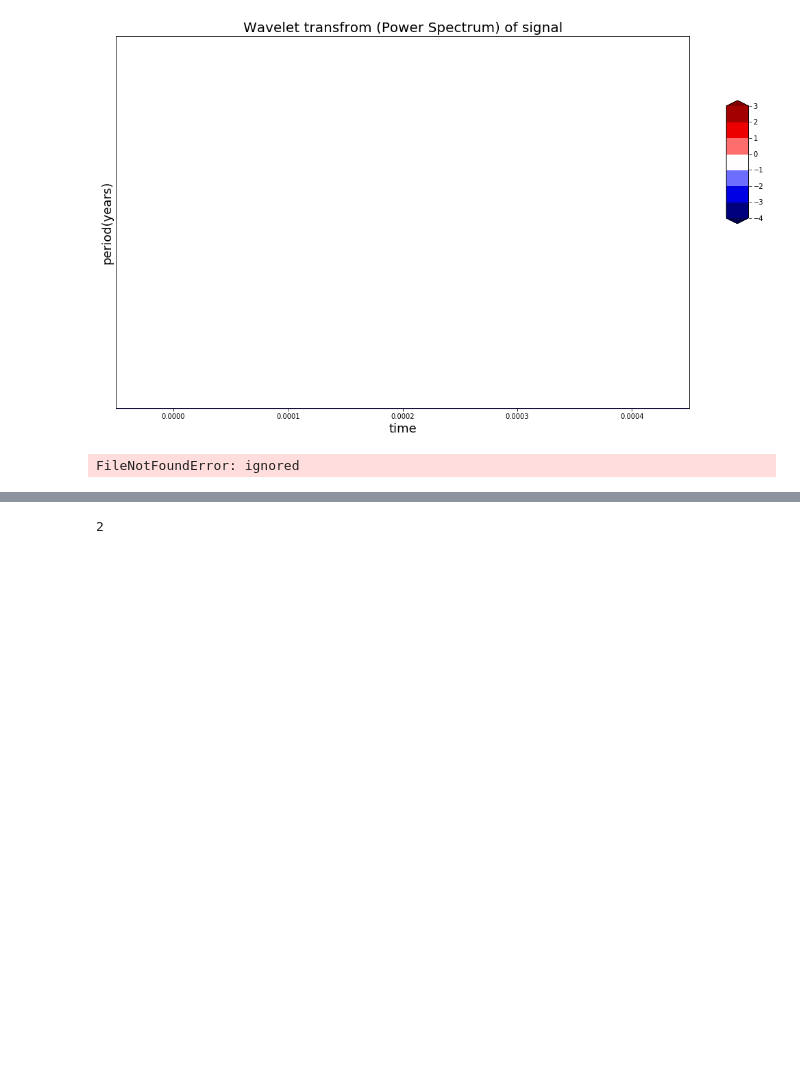
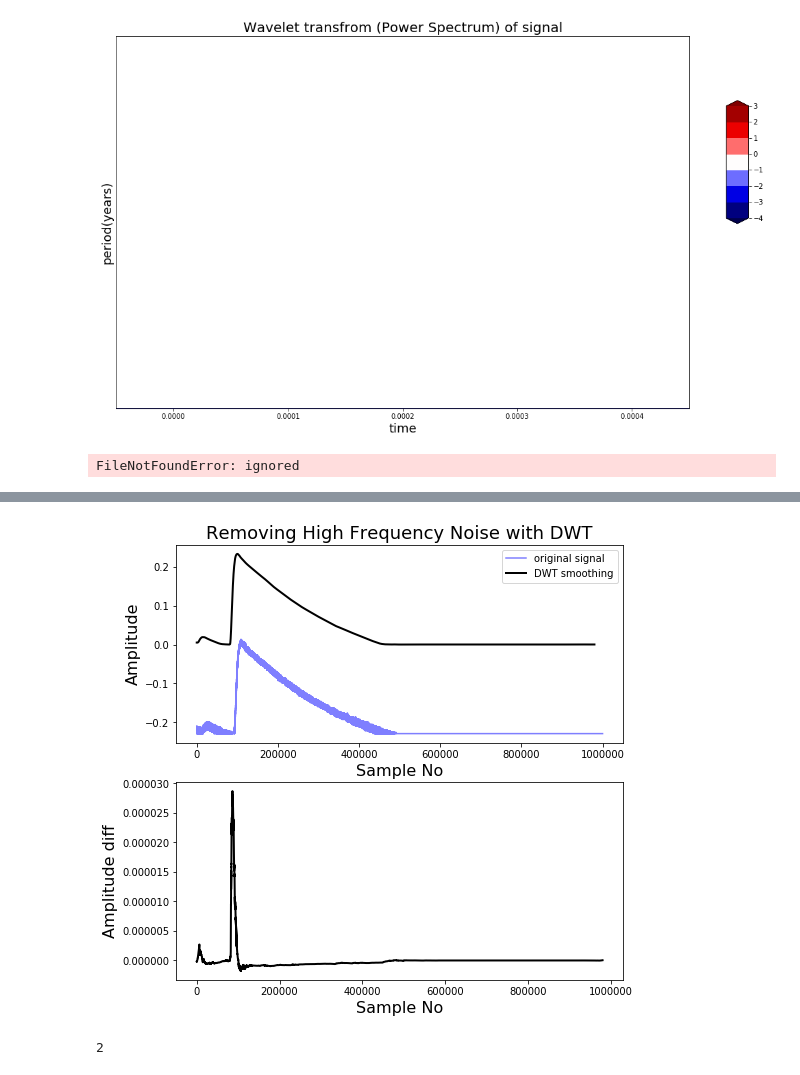
Before and after one commit to pragyasingh7/BTP-PSD, a Jupyter notebook: BTP.ipynb, the cells around one changed output, grey strips where cells are left out. Cells and saved outputs as stored; diff of their text form; code cells hidden in the pictures; blank space fills up the shorter version.

```diff
--- a/BTP.ipynb
+++ b/BTP.ipynb
@@ -558,3 +543,24 @@ plt.show()
+# %%
+fig, ax = plt.subplots(nrows=2, ncols=1,figsize=(8, 8))
+ax[0].plot(signal, color="b", alpha=0.5, label='original signal')
+rec = lowpassfilter(signal, 0.8)
+rec_2  = lowpassfilter(rec, 0.8)
+#rec_3 = lowpassfilter(rec_2, 0.4)
+#rec_4 = lowpassfilter(rec_3, 0.4)
+rec_crop = rec_2[10000:-10000]
+rec_mod = rec_crop-min(rec_crop)
+diff = rec_mod[1:]-rec_mod[:-1]
+ax[0].plot(rec_mod, 'k', label='DWT smoothing', linewidth=2)
+ax[0].legend()
+ax[1].plot(diff, 'k', label='Height difference', linewidth=2)
+ax[0].set_title('Removing High Frequency Noise with DWT', fontsize=18)
+ax[0].set_ylabel('Amplitude', fontsize=16)
+ax[1].set_ylabel('Amplitude diff', fontsize=16)
+ax[0].set_xlabel('Sample No', fontsize=16)
+ax[1].set_xlabel('Sample No', fontsize=16)
+plt.show()
+# %% [output]
+[figure, added]
 # %%
 a = (np.max(diff)+abs(np.min(diff)))*0.5
 peaks = np.where(diff>a)[0]
```
Also changed, not shown: parts of 68 cells of this notebook.
